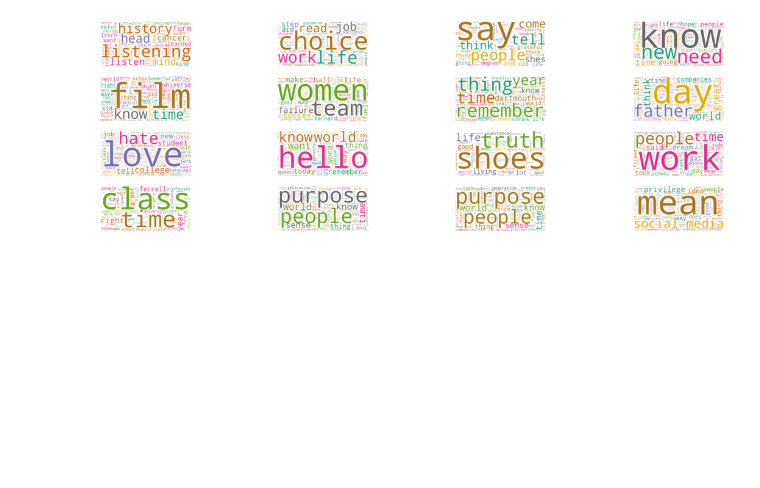
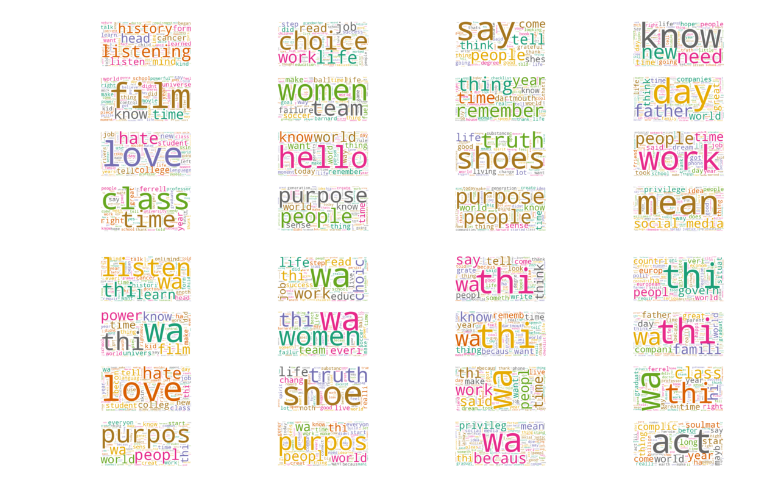
Before and after one commit to katiehuang1221/NLP-Analysis-On-Motivational-Speeches, a Jupyter notebook: notebook/04_EDA.ipynb, the cells around one changed output. Saved outputs shown, nothing was run; the diff lists cells and outputs as text; code cells hidden in the pictures; blank space fills up the shorter version.

```diff
--- a/notebook/03_EDA.ipynb
+++ b/notebook/04_EDA.ipynb
@@ -118,3 +118,48 @@ for index, speech in enumerate(data.iloc[:,:16].columns):
 plt.show()
 # %% [output]
 [figure]
+# %%
+# Check word clouds afte stemming
+
+speech_clean = pd.read_pickle('../dump/speech_clean_2')
+data = pd.read_pickle('../dump/data_dtm_2.pkl')
+data = data.transpose()
+data.head()
+
+
+# Find the top 30 words said in each speech
+top_dict = {}
+for c in data.columns:
+    top = data[c].sort_values(ascending=False).head(30)
+    top_dict[c]= list(zip(top.index, top.values))
+
+words = []
+for comedian in data.columns:
+    top = [word for (word, count) in top_dict[comedian]]
+    for t in top:
+        words.append(t)
+
+add_stop_words = ['like','youre','ive','im','really','id','ve','just','dont']
+stop_words = text.ENGLISH_STOP_WORDS.union(add_stop_words)
+wc = WordCloud(stopwords=stop_words, background_color="white", colormap="Dark2",
+               max_font_size=150, random_state=42)
+
+
+# Reset the output dimensions
+plt.rcParams['figure.figsize'] = [20, 8]
+
+# full_names = ['Ali Wong', 'Anthony Jeselnik', 'Bill Burr', 'Bo Burnham', 'Dave Chappelle', 'Hasan Minhaj',
+#               'Jim Jefferies', 'Joe Rogan', 'John Mulaney', 'Louis C.K.', 'Mike Birbiglia', 'Ricky Gervais']
+
+# Create subplots for each comedian
+for index, speech in enumerate(data.iloc[:,:16].columns):
+    wc.generate(speech_clean.transcript[speech])
+
+    plt.subplot(5, 4, index+1)
+    plt.imshow(wc, interpolation="bilinear")
+    plt.axis("off")
+#     plt.title(full_names[index])
+
+plt.show()
+# %% [output]
+[figure, added]
```
